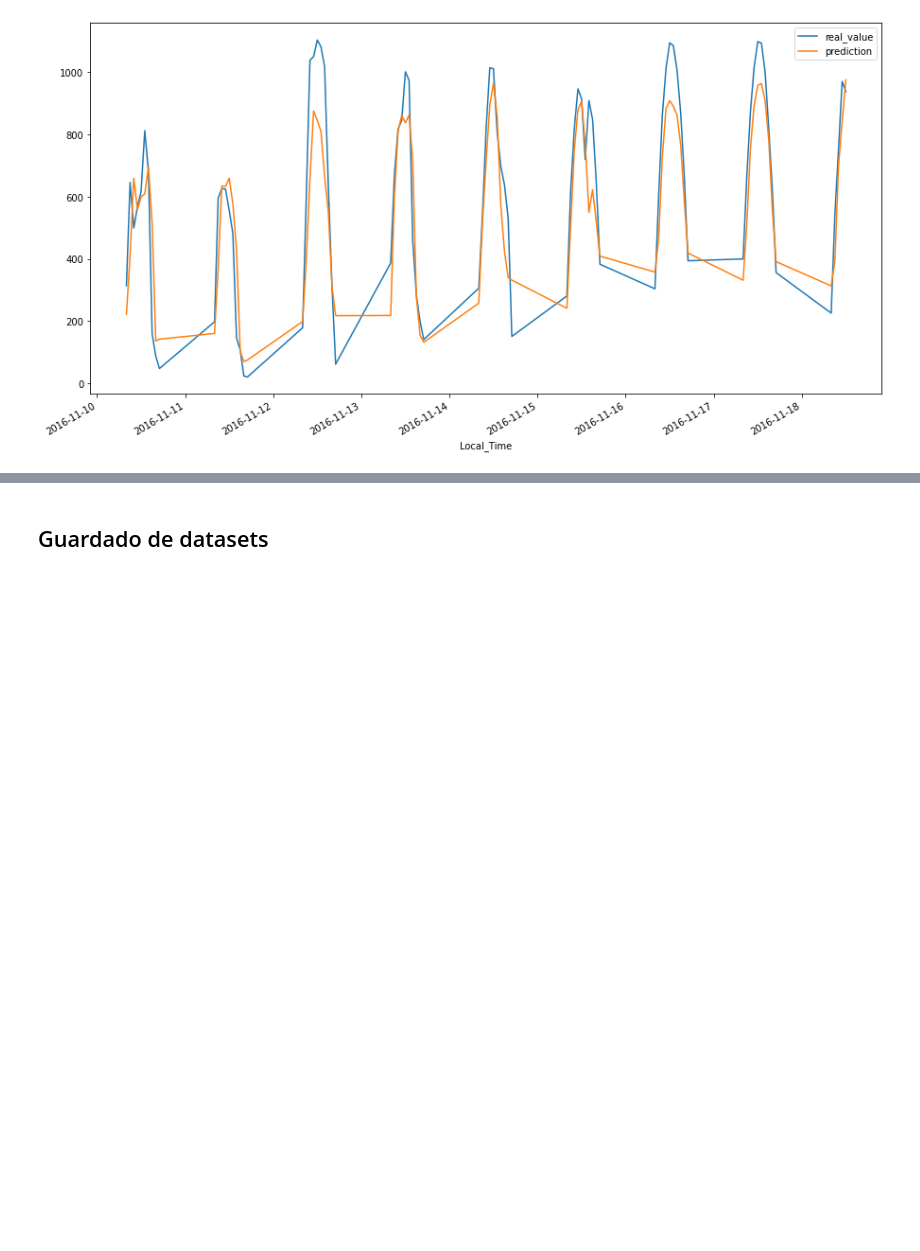
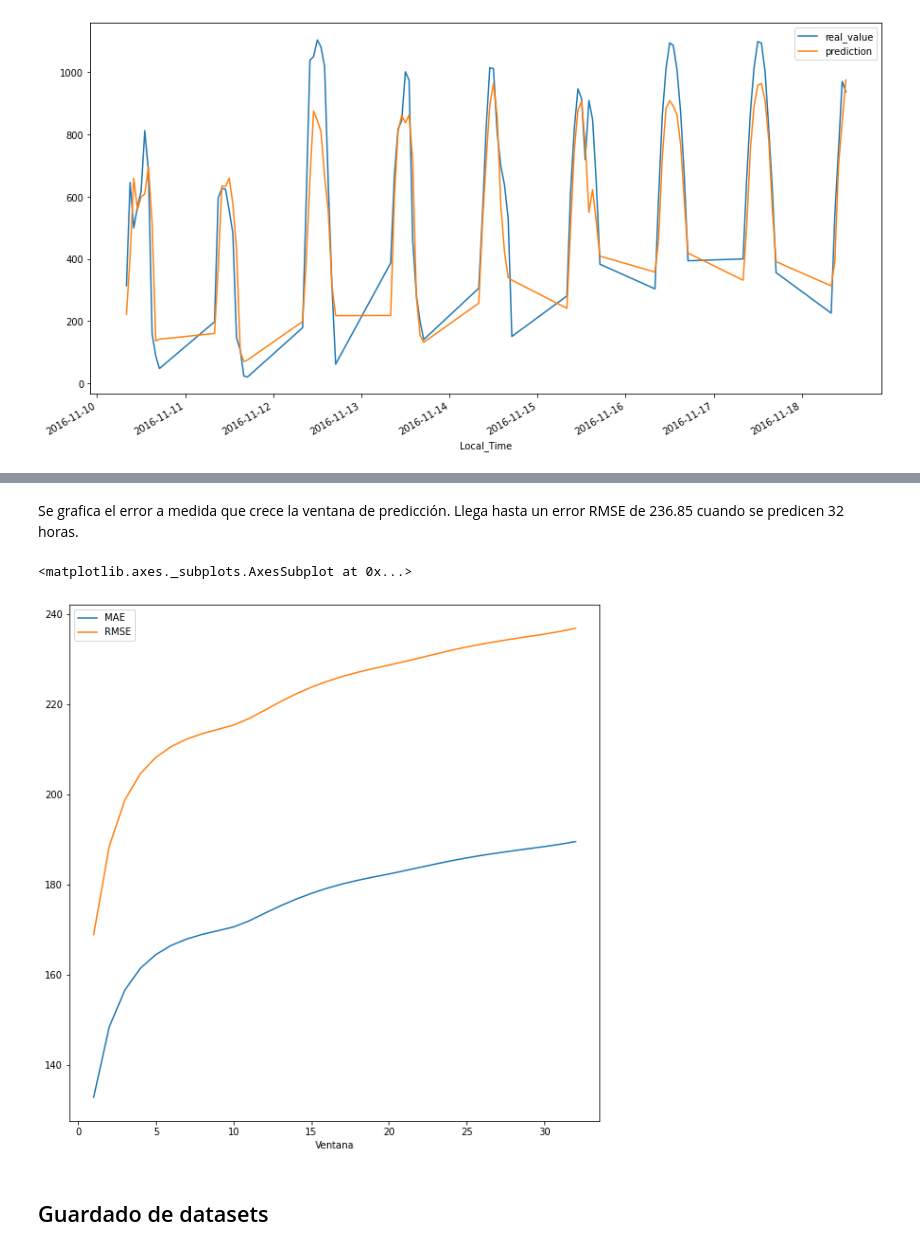
Before and after one commit to danielTeniente/SolarTimeSeries, a Jupyter notebook: Creacion_modelos/RS/Udla_6.ipynb, the cells around one changed output, grey strips where cells are left out. Drawn from its saved outputs; the diff is of its cells as text; code cells hidden in the pictures; blank space fills up the shorter version.

Commit message:
Nueva ventana, notebook

```diff
--- a/Creacion_modelos/RS/Udla_6.ipynb
+++ b/Creacion_modelos/RS/Udla_6.ipynb
@@ -228,0 +234,8 @@ plot_df[:]['2016-11-10 7:00:00':'2016-11-18 12:00:00'].plot(figsize=(15,8))
+# %%
+coef = [88.465247,
+                0.635393,-0.103026,0.043116,-0.032294,
+                -0.004597,-0.002247,-0.010747,0.021191,
+                0.111859,0.140868,0.000666,-0.033811,
+                -0.006970,-0.041583,-0.016905,-0.012530,
+                0.000388,0.007379,0.072742,0.063291,0.011766,
+                -0.066640]
@@ -228,0 +244,27 @@ plot_df[:]['2016-11-10 7:00:00':'2016-11-18 12:00:00'].plot(figsize=(15,8))
+# %%
+retrasos=22
+resultados = []
+# %%
+for ventana in range(1,33):
+  predictions = []
+  true_values = []
+  print(ventana)
+  for j in range(retrasos,len(df_test)-ventana):
+    past_data = df_test.iloc[j-retrasos:j].values
+    for i in range(ventana):
+        current_pred = get_pred(coef,past_data)
+        predictions.append(current_pred)
+        past_data = np.append(past_data[1:,:],[current_pred],axis=0)
+        true_values.append(df_test.iloc[j+i])
+
+  true_predictions = np.ndarray.flatten(np.array(predictions))
+  errorMSE = mean_squared_error(true_values,true_predictions)
+  errorMAE = mean_absolute_error(true_values,true_predictions)
+  resultados.append({
+      'Ventana':ventana,
+      'MAE':errorMAE,
+      'RMSE':np.sqrt(errorMSE)
+  })
+  print(resultados[-1])
+# %%
+resultados = pd.DataFrame(resultados)
@@ -228,0 +280,7 @@ plot_df[:]['2016-11-10 7:00:00':'2016-11-18 12:00:00'].plot(figsize=(15,8))
+# %% [markdown]
+Se grafica el error a medida que crece la ventana de predicción. Llega hasta un error RMSE de 236.85 cuando se predicen 32 horas.
+# %%
+resultados.plot(x='Ventana',figsize=(10,10))
+# %% [output]
+<matplotlib.axes._subplots.AxesSubplot at 0x...>
+[figure, added]
```
Also changed, not shown: parts of 11 cells of this notebook.
